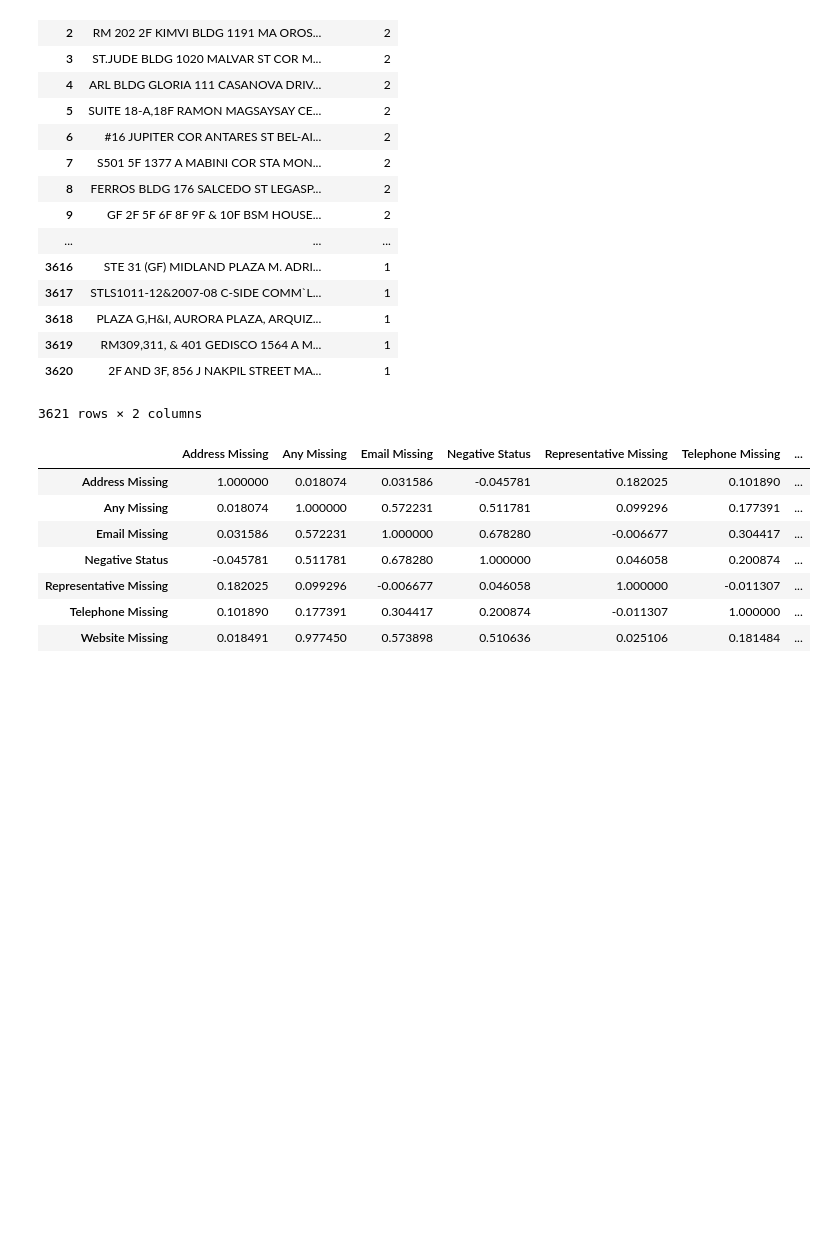
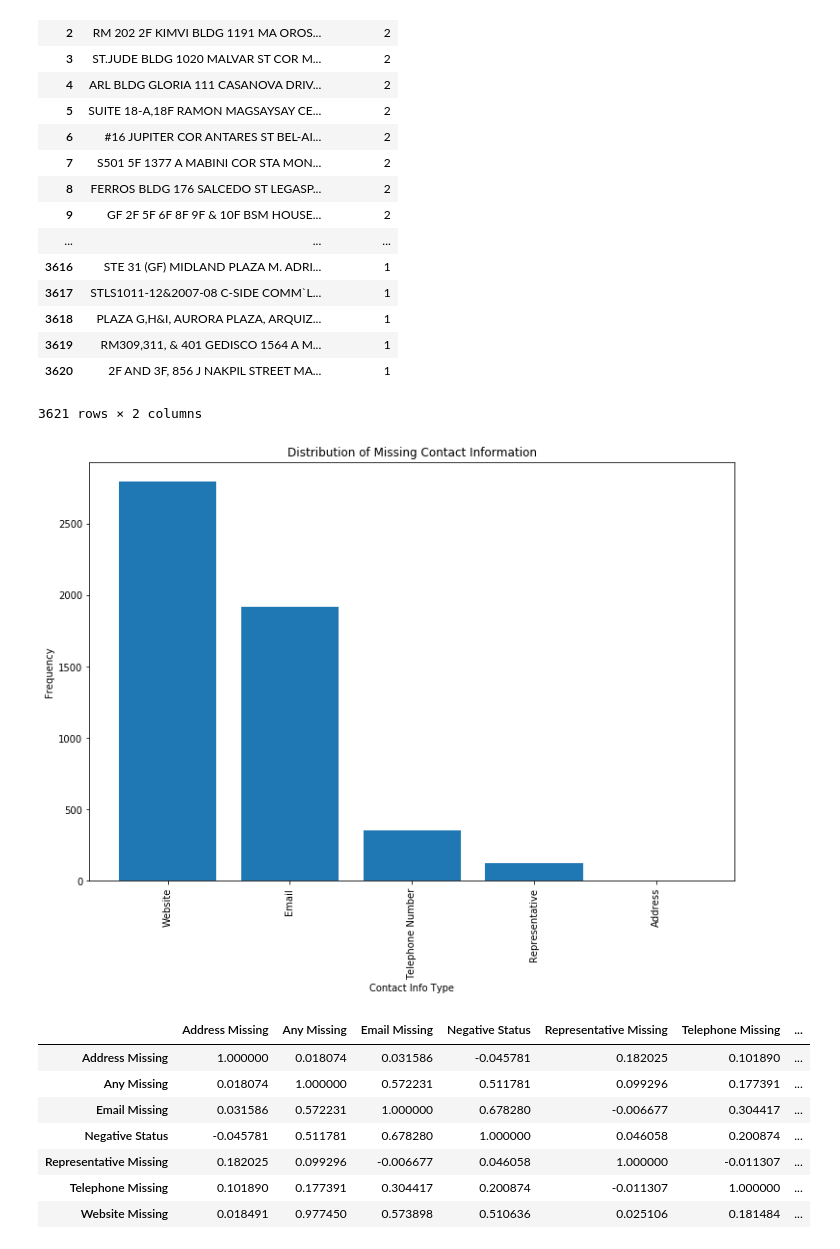
Before and after one commit to shahrezjan/CS506-Data-Mongers, a Jupyter notebook: Data_Exploration.ipynb, the cells around one changed output. Cells and saved outputs as stored; diff of their text form; code cells hidden in the pictures; blank space fills up the shorter version.

```diff
--- a/Data_Exploration.ipynb
+++ b/Data_Exploration.ipynb
@@ -93,4 +93,6 @@ dataframe
 # %%
 dataframe.to_csv(path_or_buf = 'data.csv', sep=',', index = False, header = True)
+# %%
+dataframe = pd.read_csv('data.csv')
 # %%
 status_list = Counter(dataframe['Status'])
@@ -228,6 +236,35 @@ address_df
 | 3619 | RM309,311, & 401 GEDISCO 1564 A M... | 1 |
 | 3620 | 2F AND 3F, 856 J NAKPIL STREET MA... | 1 |
 3621 rows × 2 columns
+# %%
+num_email_missing = Counter(dataframe['Email Address'])[None]
+num_rep_missing = Counter(dataframe['Official Representative'])[None]
+num_phone_missing = Counter(dataframe['Tel No/s'])[None]
+num_website_missing = Counter(dataframe['Website'])[None]
+num_address_missing = Counter(dataframe['Address'])[None]
+
+missing = {'email': num_email_missing, 'rep': num_rep_missing, 'phone': num_phone_missing, 'website': num_website_missing, 'address': num_address_missing}
+
+lists = [(k, missing[k]) for k in sorted(missing, key = missing.get, reverse = True)]
+
+category, height = zip(*lists)
+x_position = np.arange(len(missing))
+
+fig, ax = plt.subplots(figsize = (12,8))
+plt.title('Distribution of Missing Contact Information')
+plt.ylabel('Frequency')
+plt.xlabel('Contact Info Type')
+
+# Create bars
+plt.bar(x_position, height)
+
+# Create names on the x-axis
+plt.xticks(x_position, ['Website', 'Email', 'Telephone Number', 'Representative', 'Address'], rotation = 'vertical')
+
+# Show graphic
+plt.show()
+# %% [output]
+[figure, added]
 # %%
 dataframe.corr()
 # %% [output]
```
Also changed, not shown: parts of 10 cells of this notebook.
